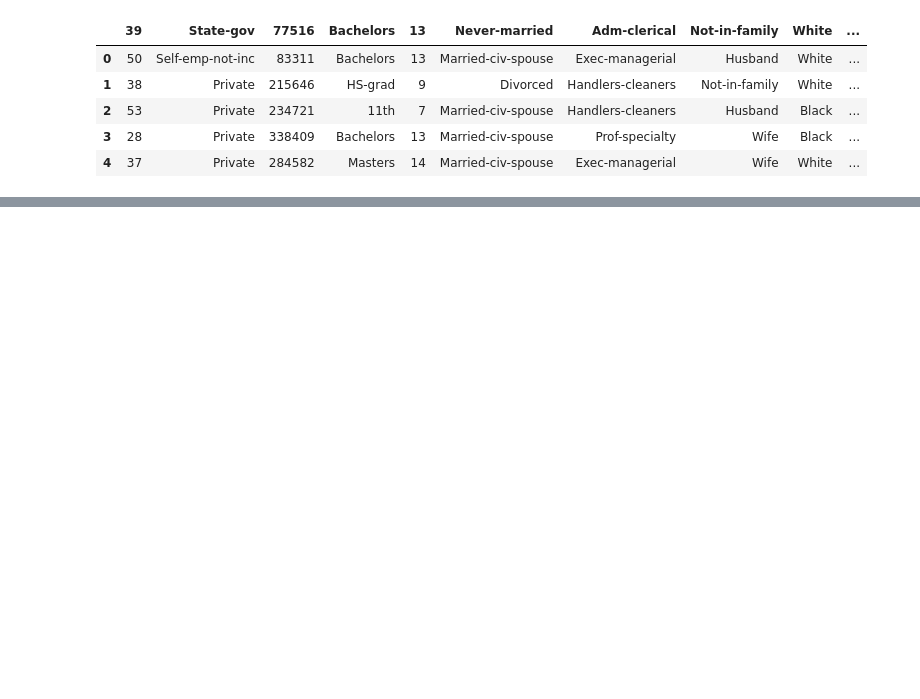
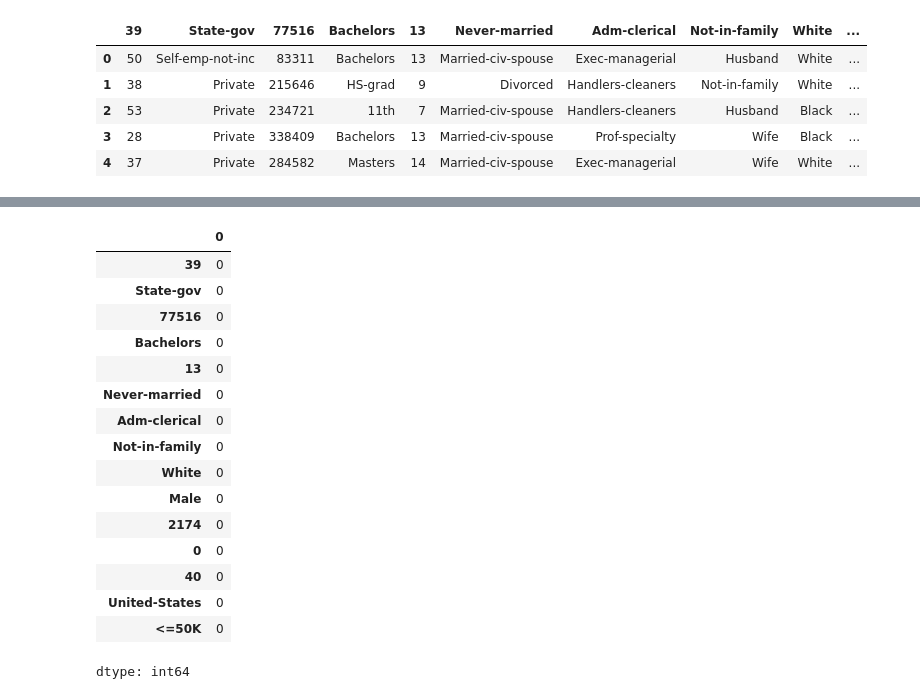
Before and after one commit to aryamankachroo/DTSC1302FinalGroupProject, a Jupyter notebook: DtscFinalProjectCode.ipynb, the cells around one changed output, grey strips where cells are left out. Saved outputs shown, nothing was run; the diff lists cells and outputs as text; code cells hidden in the pictures; blank space fills up the shorter version.

```diff
--- a/DtscFinalProjectCode.ipynb
+++ b/DtscFinalProjectCode.ipynb
@@ -15,0 +48,20 @@ df.head(5)
+# %%
+df.isnull().sum()
+# %% [output]
+|  | 0 |
+| 39 | 0 |
+| State-gov | 0 |
+| 77516 | 0 |
+| Bachelors | 0 |
+| 13 | 0 |
+| Never-married | 0 |
+| Adm-clerical | 0 |
+| Not-in-family | 0 |
+| White | 0 |
+| Male | 0 |
+| 2174 | 0 |
+| 0 | 0 |
+| 40 | 0 |
+| United-States | 0 |
+| <=50K | 0 |
+dtype: int64
```
Also changed, not shown: parts of 5 cells of this notebook.
